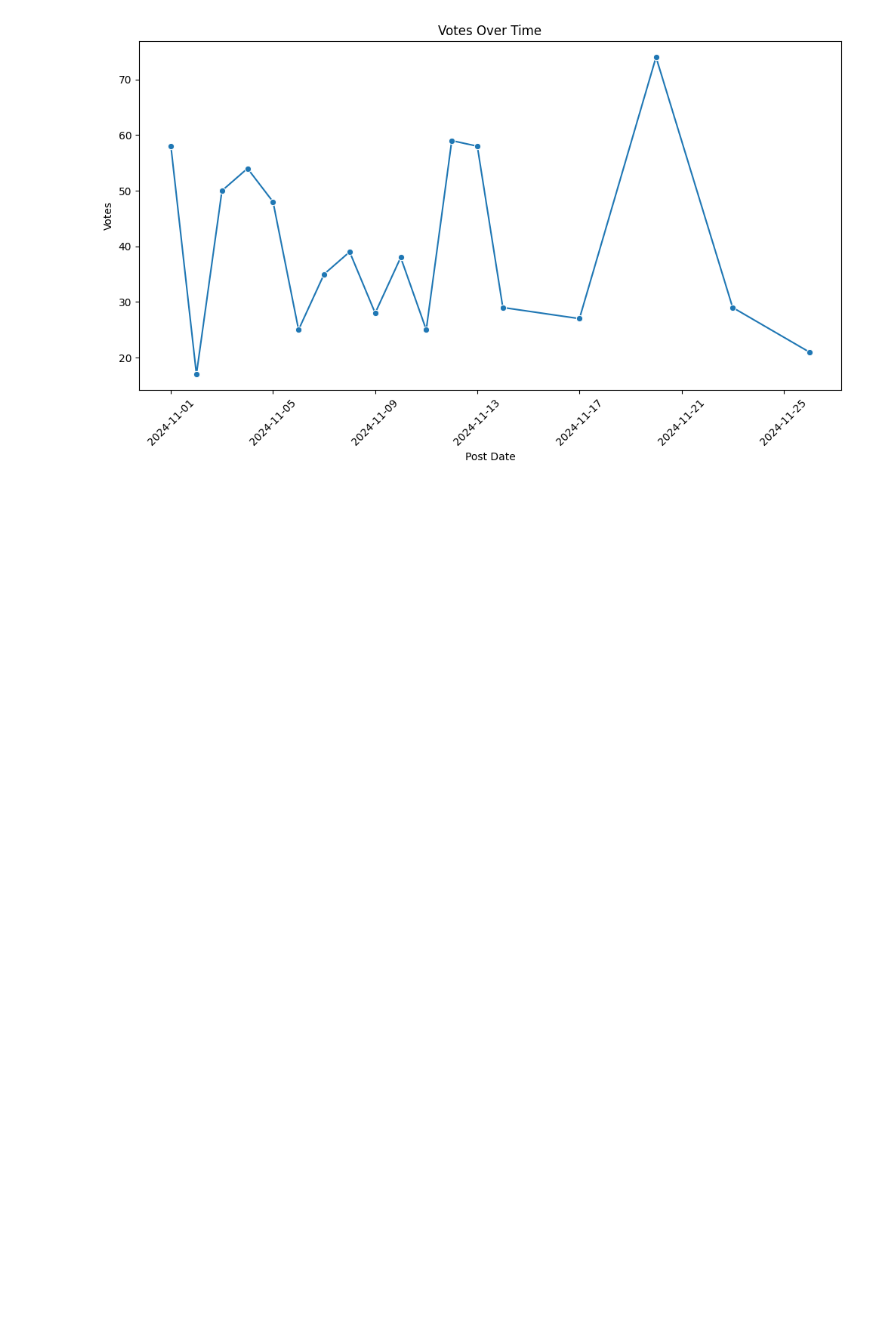
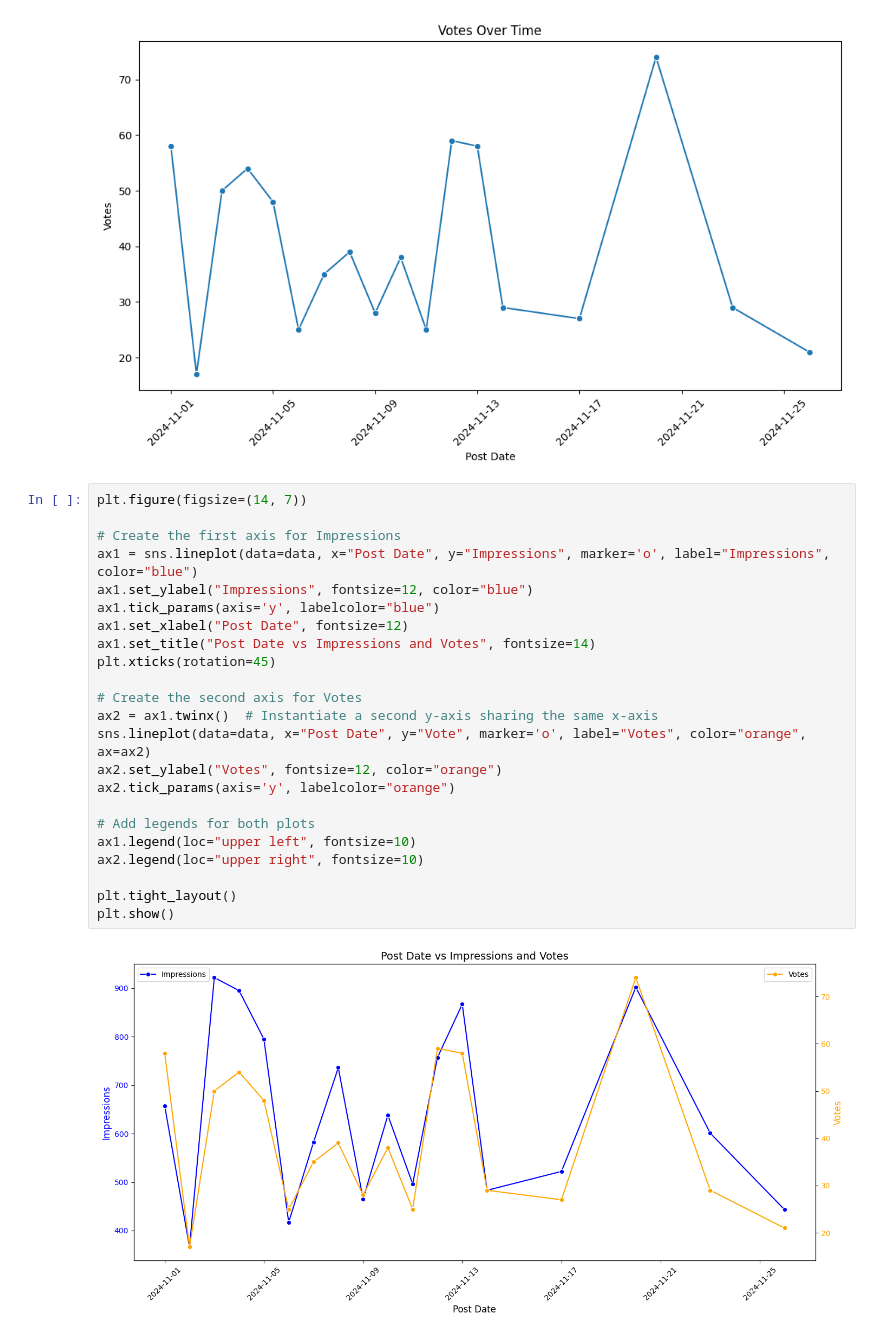
Before and after one commit to vivekvarma2003/Data_visualization, a Jupyter notebook: data_visualization_using_API.ipynb, the cells around one changed output. Saved outputs shown, nothing was run; the diff lists cells and outputs as text; blank space fills up the shorter version.

```diff
--- a/data_visualization_using_API.ipynb
+++ b/data_visualization_using_API.ipynb
@@ -88,3 +88,28 @@ plt.xticks(rotation=45)
 plt.show()
 # %% [output]
 [figure]
+# %%
+plt.figure(figsize=(14, 7))
+
+# Create the first axis for Impressions
+ax1 = sns.lineplot(data=data, x="Post Date", y="Impressions", marker='o', label="Impressions", color="blue")
+ax1.set_ylabel("Impressions", fontsize=12, color="blue")
+ax1.tick_params(axis='y', labelcolor="blue")
+ax1.set_xlabel("Post Date", fontsize=12)
+ax1.set_title("Post Date vs Impressions and Votes", fontsize=14)
+plt.xticks(rotation=45)
+
+# Create the second axis for Votes
+ax2 = ax1.twinx()  # Instantiate a second y-axis sharing the same x-axis
+sns.lineplot(data=data, x="Post Date", y="Vote", marker='o', label="Votes", color="orange", ax=ax2)
+ax2.set_ylabel("Votes", fontsize=12, color="orange")
+ax2.tick_params(axis='y', labelcolor="orange")
+
+# Add legends for both plots
+ax1.legend(loc="upper left", fontsize=10)
+ax2.legend(loc="upper right", fontsize=10)
+
+plt.tight_layout()
+plt.show()
+# %% [output]
+[figure, added]
```
Also changed, not shown: parts of 3 cells of this notebook.
